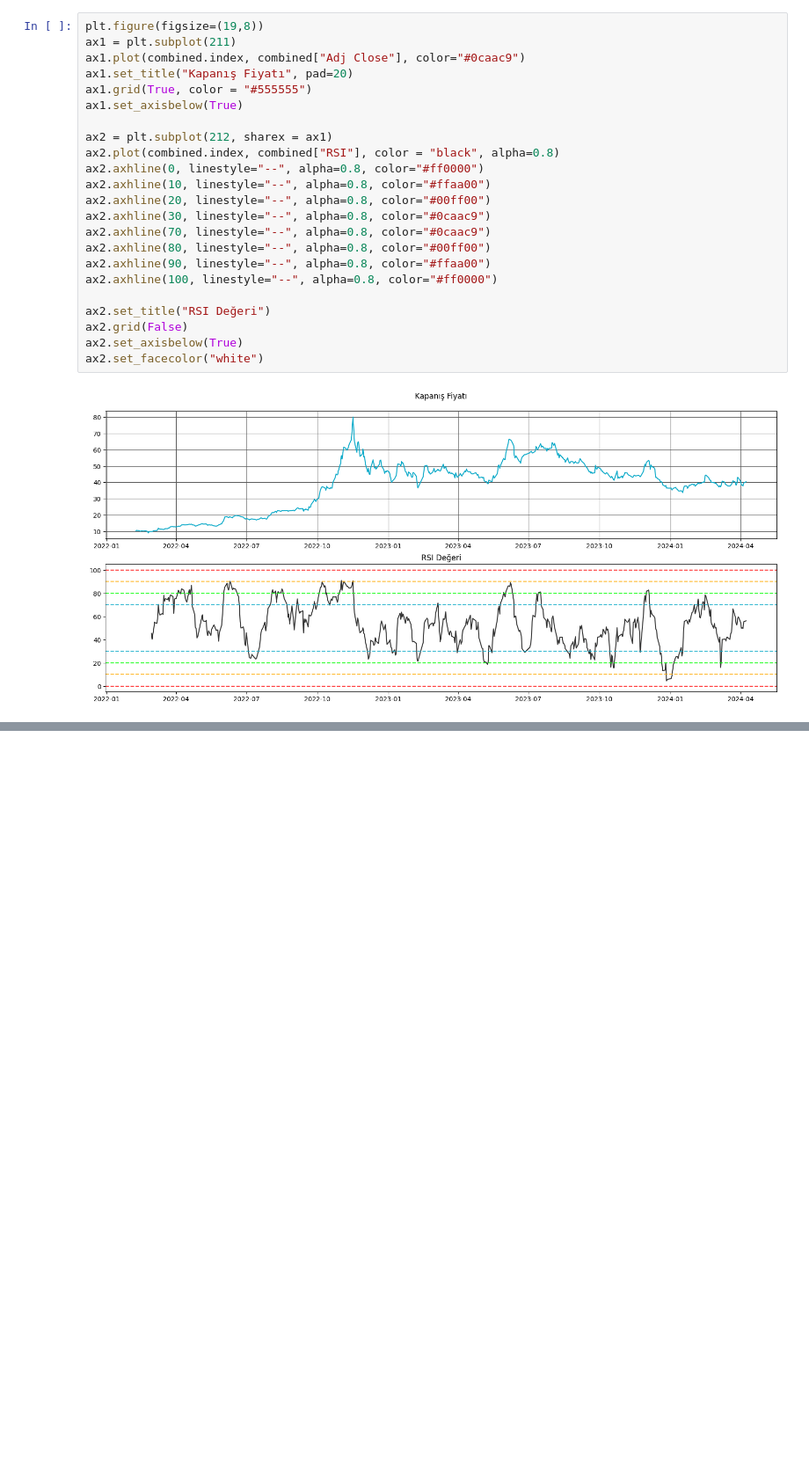
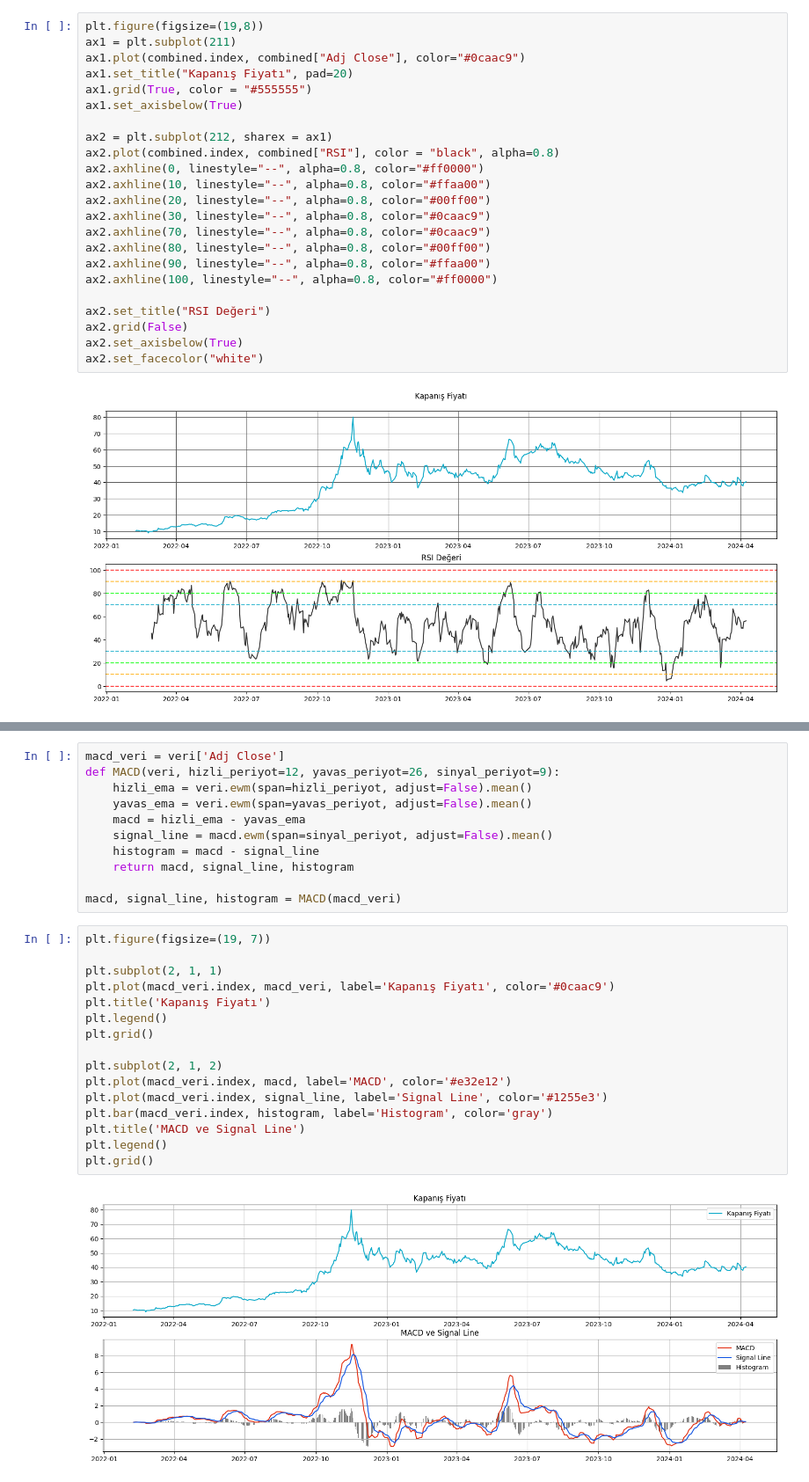
Before and after one commit to Efe-Eroglu/Hisse_Fiyat_Tahmini, a Jupyter notebook: Hisse_Fiyat_Tahmin.ipynb, the cells around one changed output, grey strips where cells are left out. Shown at 88% size. Cells and saved outputs as stored; diff of their text form; blank space fills up the shorter version.

Commit message:
MACD

```diff
--- a/Hisse_Fiyat_Tahmin.ipynb
+++ b/Hisse_Fiyat_Tahmin.ipynb
@@ -372,0 +376,29 @@ ax2.set_facecolor("white")
+# %%
+macd_veri = veri['Adj Close']
+def MACD(veri, hizli_periyot=12, yavas_periyot=26, sinyal_periyot=9):
+    hizli_ema = veri.ewm(span=hizli_periyot, adjust=False).mean()
+    yavas_ema = veri.ewm(span=yavas_periyot, adjust=False).mean()
+    macd = hizli_ema - yavas_ema
+    signal_line = macd.ewm(span=sinyal_periyot, adjust=False).mean()
+    histogram = macd - signal_line
+    return macd, signal_line, histogram
+
+macd, signal_line, histogram = MACD(macd_veri)
+# %%
+plt.figure(figsize=(19, 7))
+
+plt.subplot(2, 1, 1)
+plt.plot(macd_veri.index, macd_veri, label='Kapanış Fiyatı', color='#0caac9')
+plt.title('Kapanış Fiyatı')
+plt.legend()
+plt.grid()
+
+plt.subplot(2, 1, 2)
+plt.plot(macd_veri.index, macd, label='MACD', color='#e32e12')
+plt.plot(macd_veri.index, signal_line, label='Signal Line', color='#1255e3')
+plt.bar(macd_veri.index, histogram, label='Histogram', color='gray')
+plt.title('MACD ve Signal Line')
+plt.legend()
+plt.grid()
+# %% [output]
+[figure, added]
```
Also changed, not shown: parts of 3 cells of this notebook.
